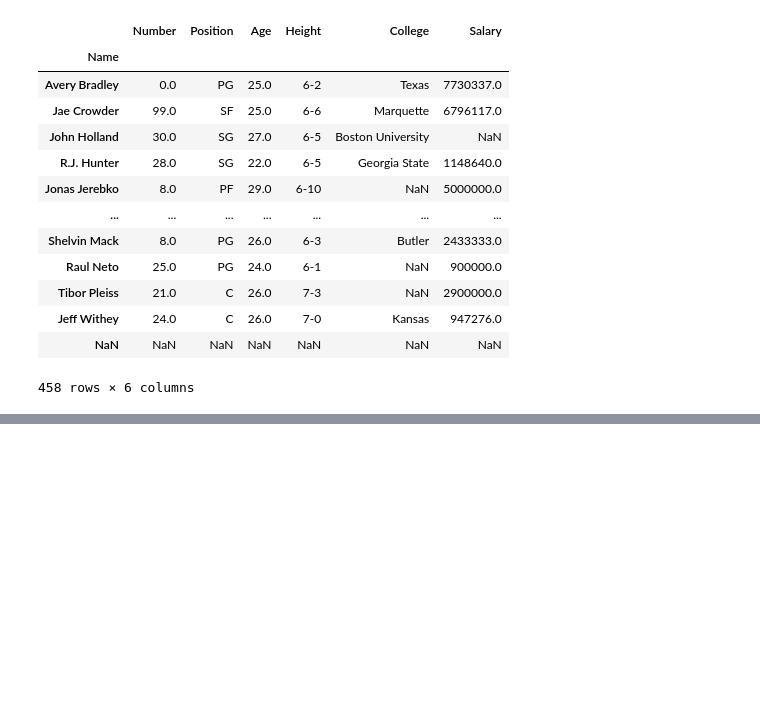
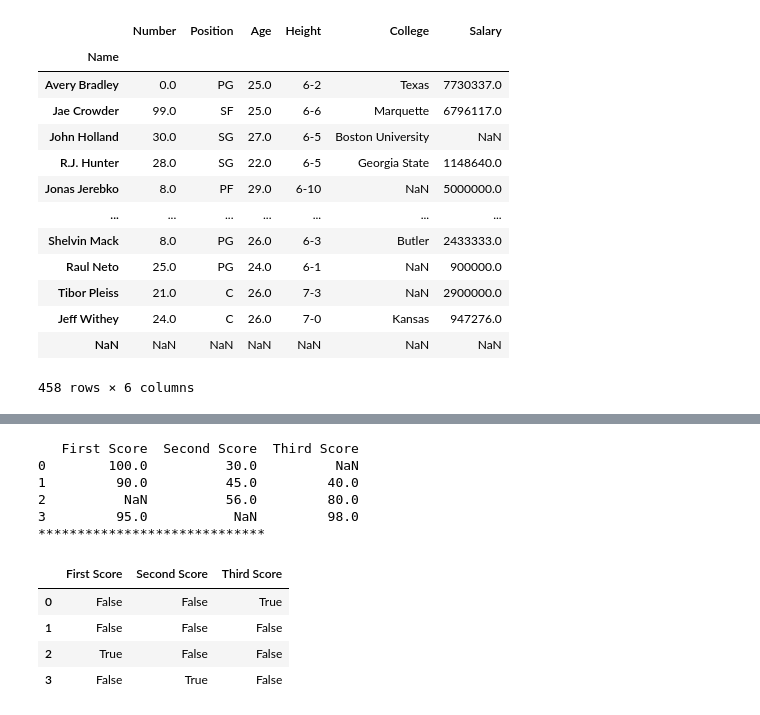
Before and after one commit to V-Nayak/python-basics, a Jupyter notebook: 14_Pandas_Manupulating_Data.ipynb, the cells around one changed output, grey strips where cells are left out. Cells and saved outputs as stored; diff of their text form; code cells hidden in the pictures; blank space fills up the shorter version.

```diff
--- a/14_Pandas_Manupulating_Data.ipynb
+++ b/14_Pandas_Manupulating_Data.ipynb
@@ -154,0 +227,31 @@ data
+# %%
+# importing pandas as pd
+import pandas as pd
+
+# importing numpy as np
+import numpy as np
+
+# dictionary of lists
+dict = {'First Score':[100, 90, np.nan, 95],
+		'Second Score': [30, 45, 56, np.nan],
+		'Third Score':[np.nan, 40, 80, 98]}
+
+# creating a dataframe from list
+df = pd.DataFrame(dict)
+print(df)
+print("*****************************")
+
+# using isnull() function
+df.isnull()
+# %% [output]
+   First Score  Second Score  Third Score
+0        100.0          30.0          NaN
+1         90.0          45.0         40.0
+2          NaN          56.0         80.0
+3         95.0           NaN         98.0
+*****************************
+|  | First Score | Second Score | Third Score |
+| 0 | False | False | True |
+| 1 | False | False | False |
+| 2 | True | False | False |
+| 3 | False | True | False |
```
Also changed, not shown: parts of 7 cells of this notebook.
